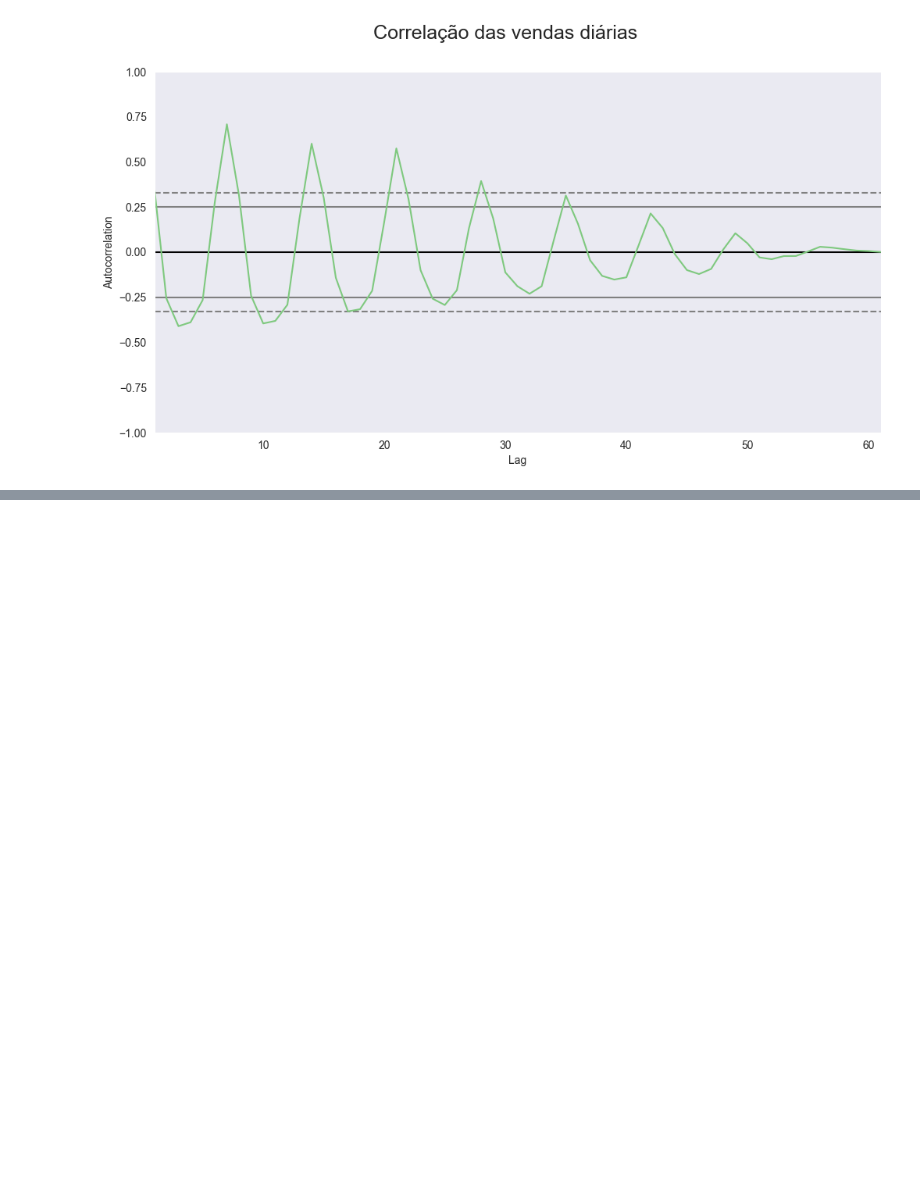
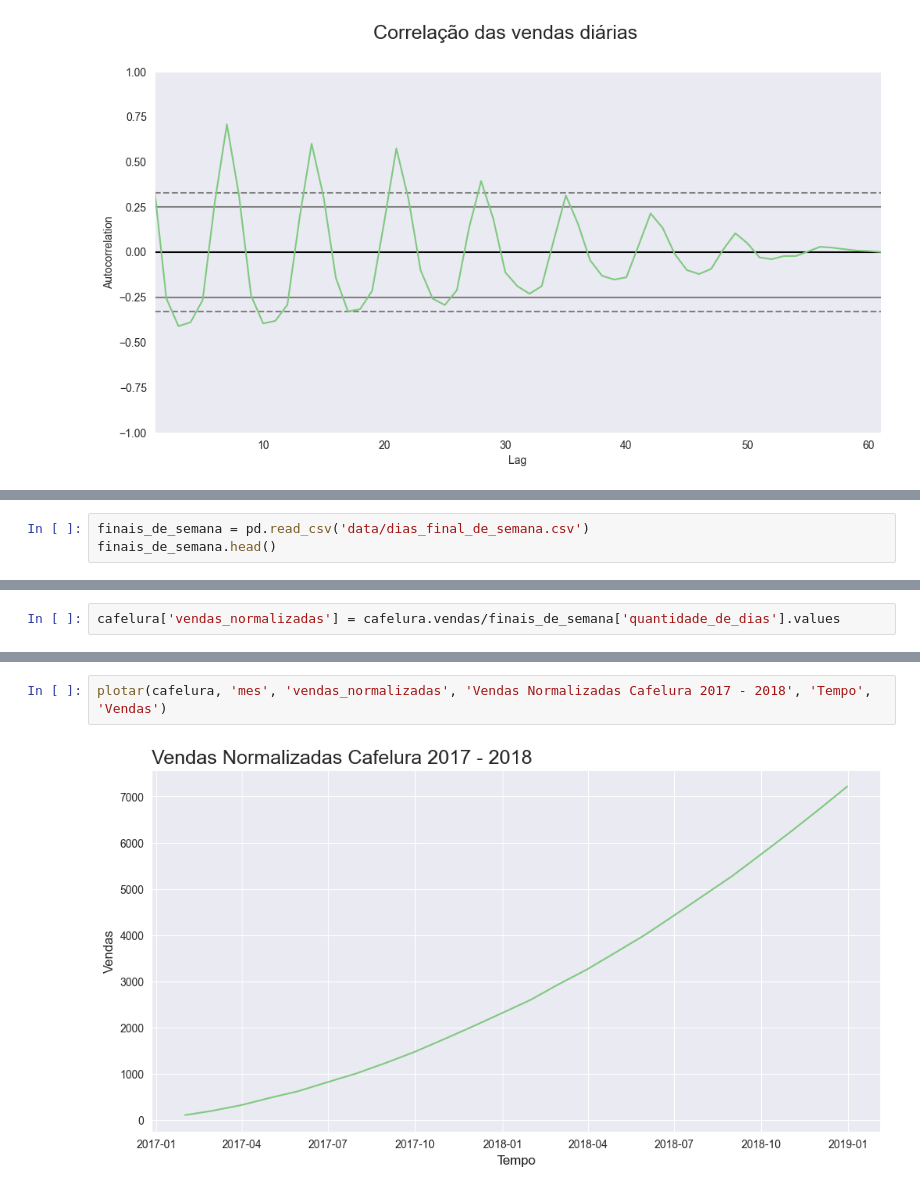
Before and after one commit to PurpleLobster31/Analise-de-series-temporais, a Jupyter notebook: Time Series.ipynb, the cells around one changed output, grey strips where cells are left out. Cells and saved outputs as stored; diff of their text form; blank space fills up the shorter version.

```diff
--- a/Time Series.ipynb
+++ b/Time Series.ipynb
@@ -390,0 +435,3 @@ autocorrelation_plot(vendas_por_dia_chocolura['vendas'])
+# %%
+finais_de_semana = pd.read_csv('data/dias_final_de_semana.csv')
+finais_de_semana.head()
@@ -390,0 +450,2 @@ autocorrelation_plot(vendas_por_dia_chocolura['vendas'])
+# %%
+cafelura['vendas_normalizadas'] = cafelura.vendas/finais_de_semana['quantidade_de_dias'].values
@@ -390,0 +461,4 @@ autocorrelation_plot(vendas_por_dia_chocolura['vendas'])
+# %%
+plotar(cafelura, 'mes', 'vendas_normalizadas', 'Vendas Normalizadas Cafelura 2017 - 2018', 'Tempo', 'Vendas')
+# %% [output]
+[figure, added]
```
Also changed, not shown: parts of 35 cells of this notebook.
